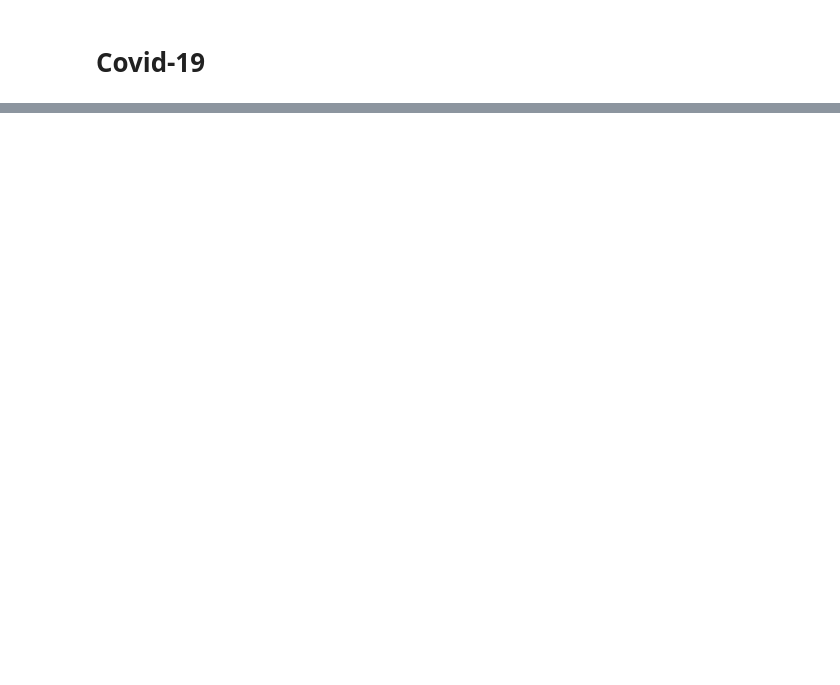
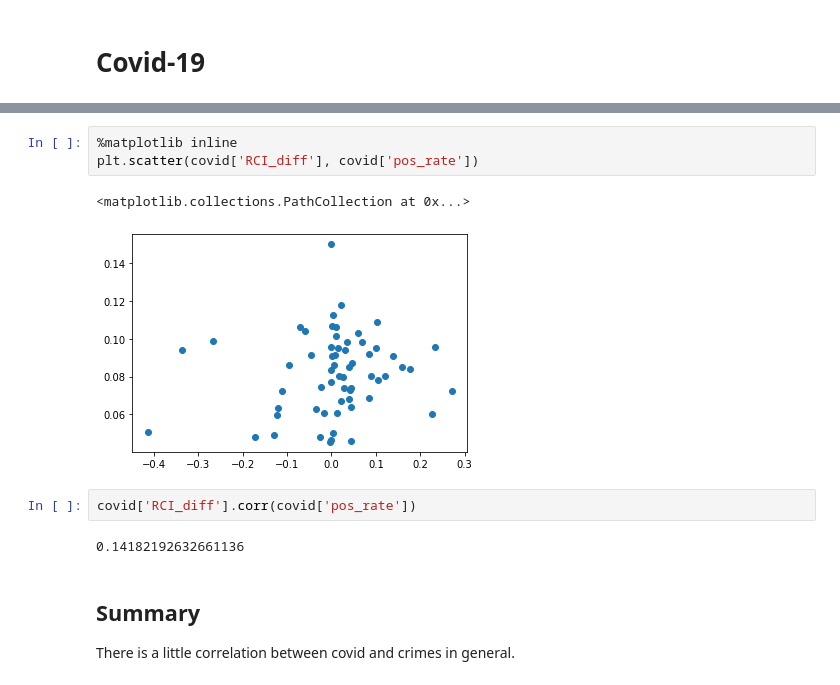
Before and after one commit to chengzegang/Relationship-between-Covid-19-and-Unlawful-Incidents-in-New-York-City, a Jupyter notebook: overview_part2_RCI.ipynb, the cells around one changed output, grey strips where cells are left out. Drawn from its saved outputs; the diff is of its cells as text; blank space fills up the shorter version.

```diff
--- a/overview_part2_RCI.ipynb
+++ b/overview_part2_RCI.ipynb
@@ -197,0 +170,13 @@ plt.scatter(covid_crime['ct_rate'], covid_crime['crime_case_num'])
+# %%
+%matplotlib inline
+plt.scatter(covid['RCI_diff'], covid['pos_rate'])
+# %% [output]
+<matplotlib.collections.PathCollection at 0x...>
+[figure, added]
+# %%
+covid['RCI_diff'].corr(covid['pos_rate'])
+# %% [output]
+0.14182192632661136
+# %% [markdown]
+## Summary
+There is a little correlation between covid and crimes in general.
```
Also changed, not shown: parts of 26 cells of this notebook, 2 other files.
